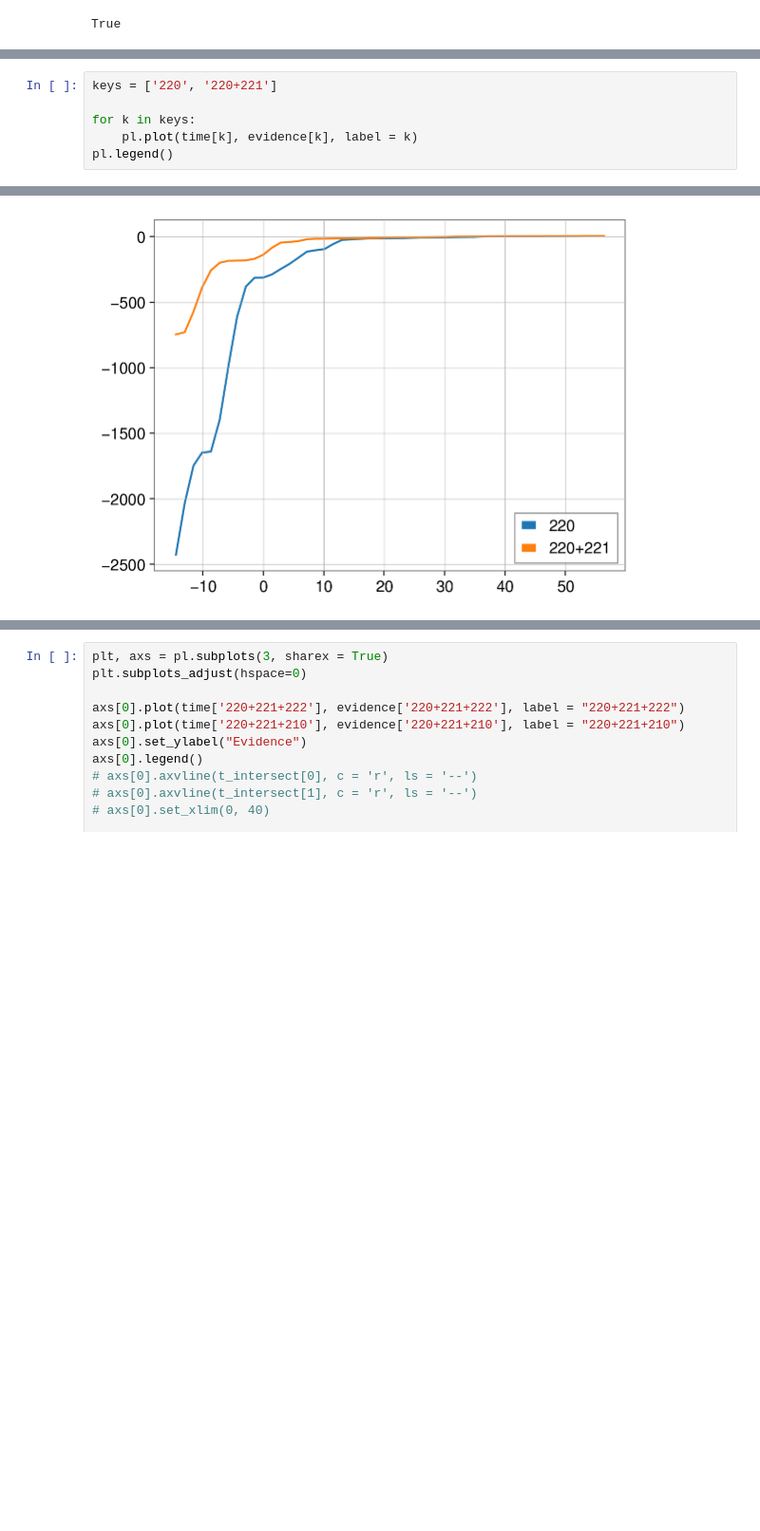
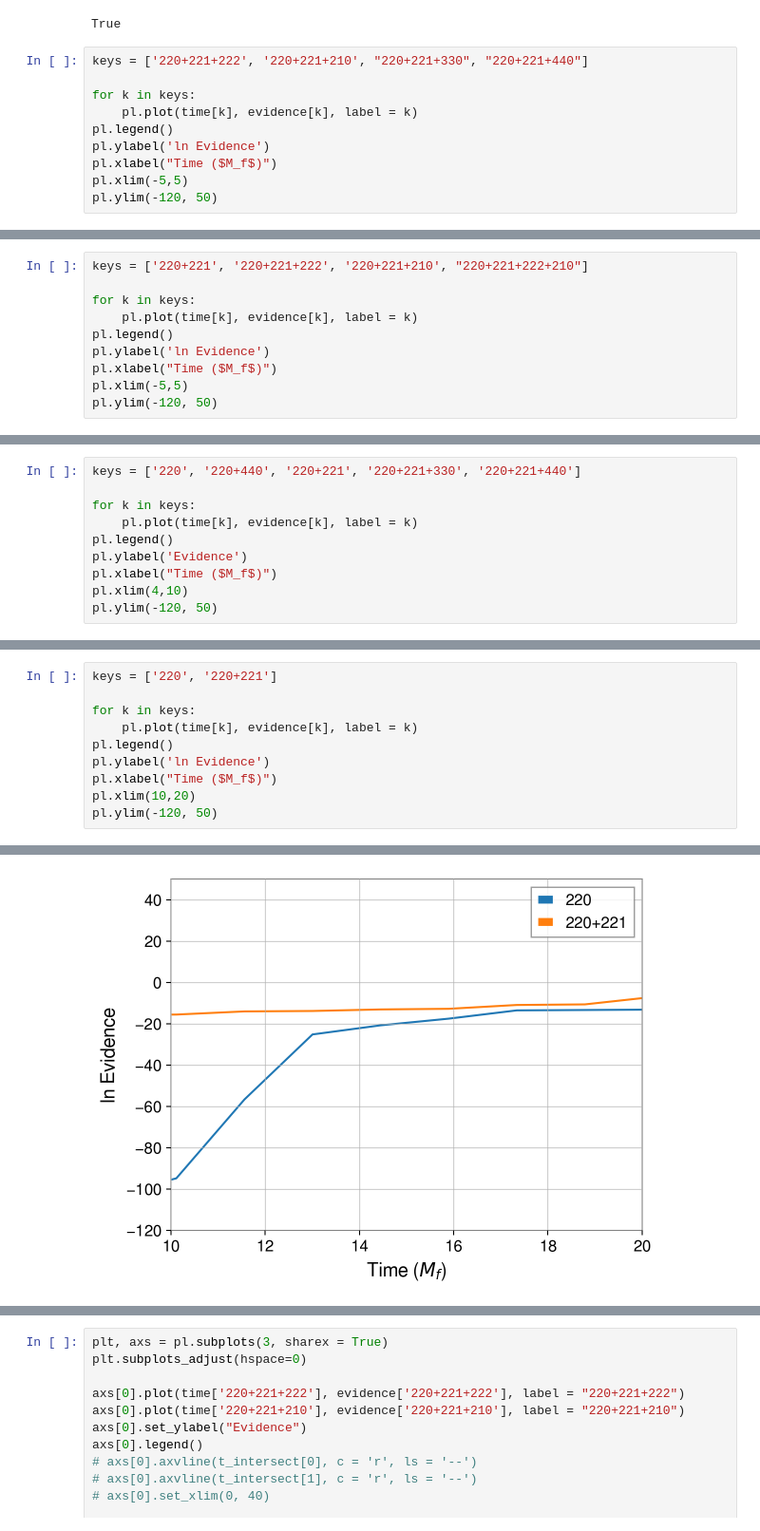
Before and after one commit to Lu-Neil/qnm_filter, a Jupyter notebook: code_demo/Systematics/Viewing systematics cluster results.ipynb, the cells around one changed output, grey strips where cells are left out. Shown at 95% size. Drawn from its saved outputs; the diff is of its cells as text; blank space fills up the shorter version.

```diff
--- a/code_demo/Systematics/Viewing systematics cluster results.ipynb
+++ b/code_demo/Systematics/Viewing systematics cluster results.ipynb
@@ -81,3 +89,13 @@ avg_epsilon['220+221+440'][-20] - MAP_epsilon['220+221+440'][-19]
 time['220+221+440'][-20]*mass_unit == (40-20)/2048
 # %% [output]
 True
+# %%
+keys = ['220+221+222', '220+221+210', "220+221+330", "220+221+440"]
+
+for k in keys:
+    pl.plot(time[k], evidence[k], label = k)
+pl.legend()
+pl.ylabel('ln Evidence')
+pl.xlabel("Time ($M_f$)")
+pl.xlim(-5,5)
+pl.ylim(-120, 50)
@@ -83,0 +105,10 @@ True
+# %%
+keys = ['220+221', '220+221+222', '220+221+210', "220+221+222+210"]
+
+for k in keys:
+    pl.plot(time[k], evidence[k], label = k)
+pl.legend()
+pl.ylabel('ln Evidence')
+pl.xlabel("Time ($M_f$)")
+pl.xlim(-5,5)
+pl.ylim(-120, 50)
@@ -83,0 +118,10 @@ True
+# %%
+keys = ['220', '220+440', '220+221', '220+221+330', '220+221+440']
+
+for k in keys:
+    pl.plot(time[k], evidence[k], label = k)
+pl.legend()
+pl.ylabel('Evidence')
+pl.xlabel("Time ($M_f$)")
+pl.xlim(4,10)
+pl.ylim(-120, 50)
@@ -87,4 +134,8 @@ keys = ['220', '220+221']
 for k in keys:
     pl.plot(time[k], evidence[k], label = k)
 pl.legend()
+pl.ylabel('ln Evidence')
+pl.xlabel("Time ($M_f$)")
+pl.xlim(10,20)
+pl.ylim(-120, 50)
 # %% [output]
@@ -92 +143 @@ pl.legend()
-[figure, old version]
+[figure, new version]
```
Also changed, not shown: parts of 14 cells of this notebook, 2 other files.
